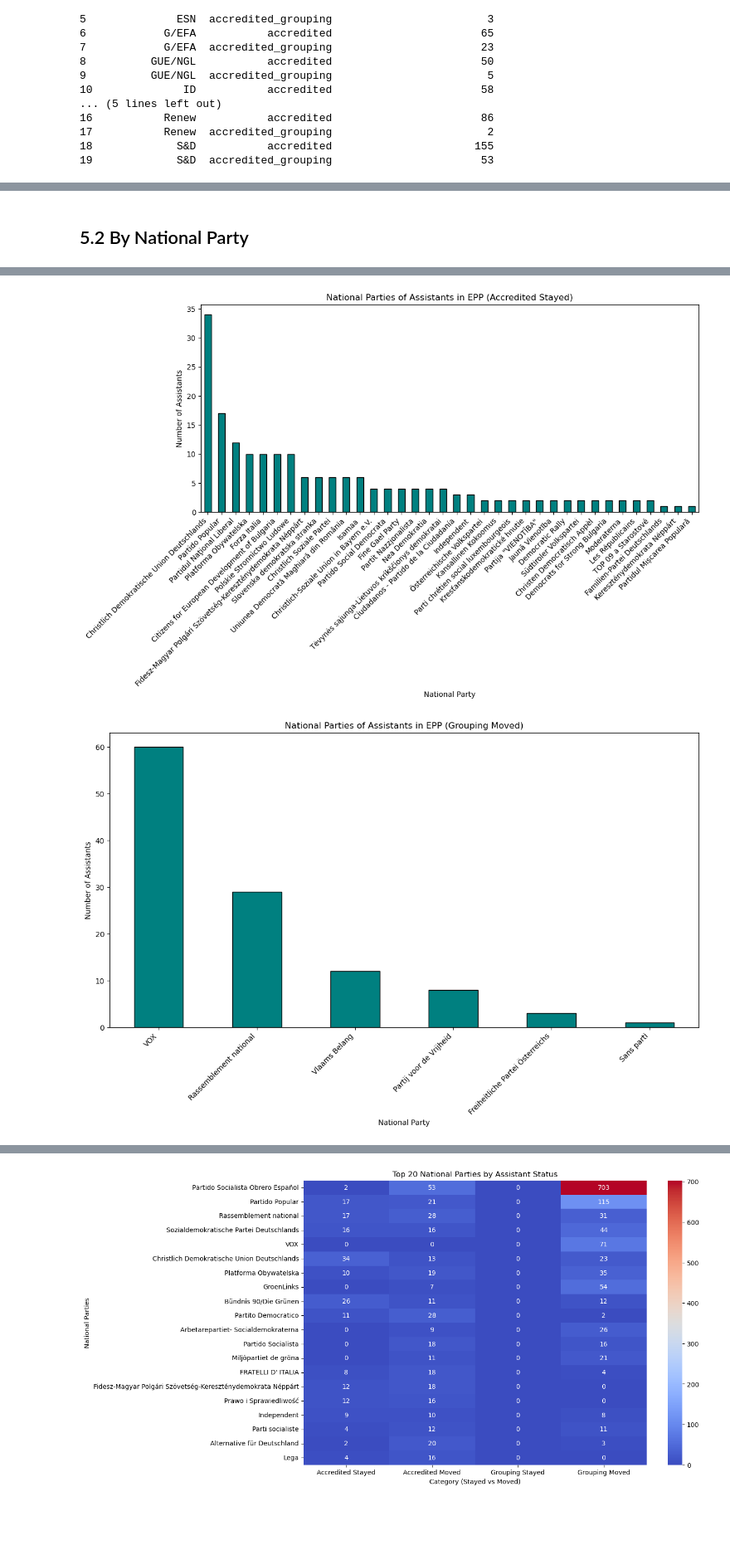
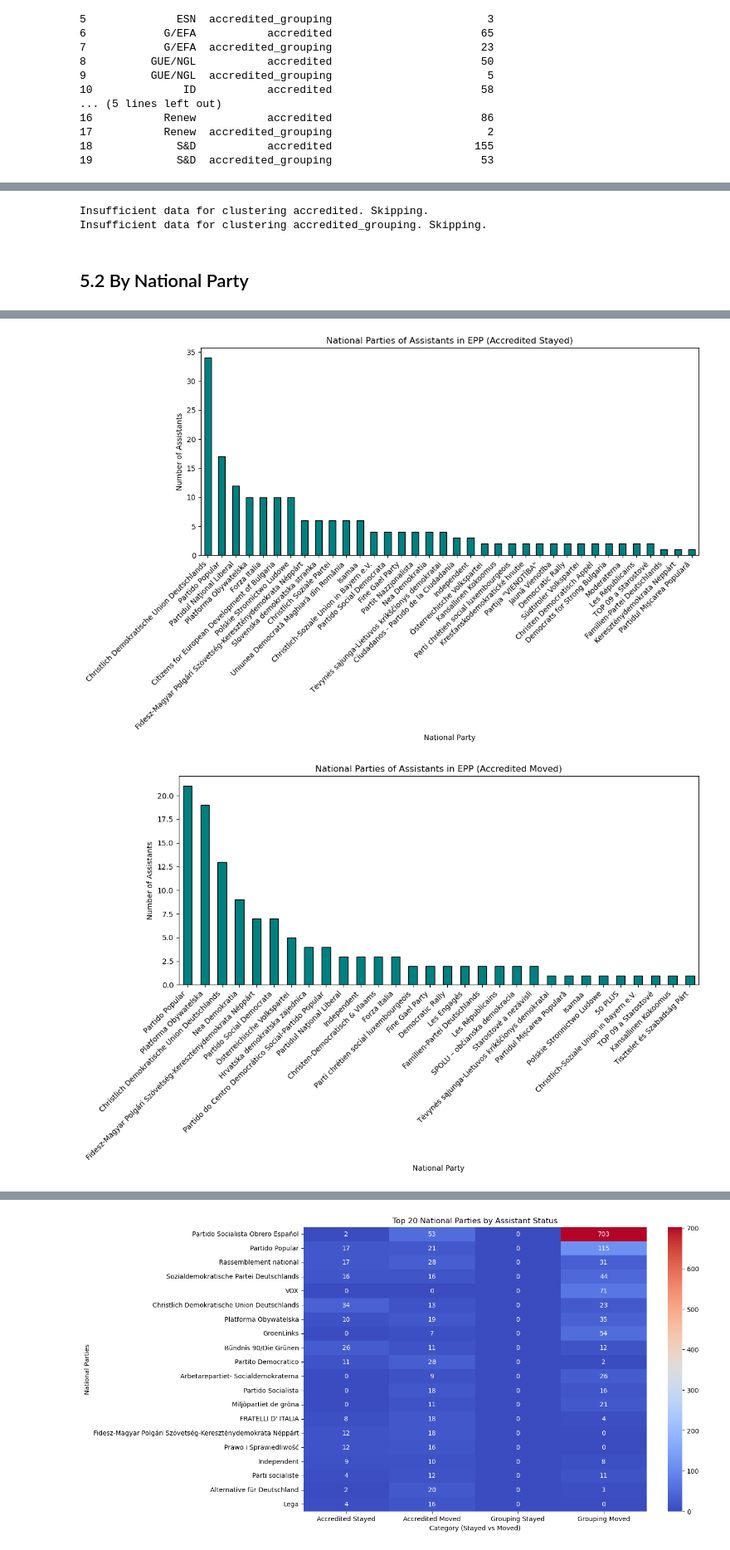
Before and after one commit to emilia-c/AMO-Work, a Jupyter notebook: assistant task/compare 9th & 10th term/apa_movement.ipynb, the cells around one changed output, grey strips where cells are left out. Shown at 83% size. Drawn from its saved outputs; the diff is of its cells as text; code cells hidden in the pictures; blank space fills up the shorter version.

Commit message:
final apa movement analysis

```diff
--- a/assistant task/compare 9th & 10th term/apa_movement.ipynb
+++ b/assistant task/compare 9th & 10th term/apa_movement.ipynb
@@ -1204,3 +1308,40 @@ plot_transition_heatmap(accredited_grouping_data, 'Assistant Group Transitions f
+# %%
+for assistant_type in results.index:
+    # Extract data for the current assistant type as a DataFrame
+    assistant_data = heatmap_data.loc[[assistant_type]]
+
+    # Optional: Filter out insignificant movements (e.g., counts < 5)
+    significant_data = assistant_data[assistant_data >= 1].dropna(how="all", axis=0).dropna(how="all", axis=1)
+
+    # Skip if the matrix is empty or too small for clustering
+    if significant_data.empty or significant_data.shape[0] < 2 or significant_data.shape[1] < 2:
+        print(f"Insufficient data for clustering {assistant_type}. Skipping.")
+        continue
+
+    plt.figure(figsize=(16, 10))
+
+    try:
+        # Cluster rows/columns to group similar movements
+        sns.clustermap(
+            significant_data,
+            annot=True,
+            fmt='d',
+            cmap='coolwarm',
+            linewidths=0.5,
+            figsize=(16, 10),
+            dendrogram_ratio=(0.1, 0.1),  # Adjust size of dendrogram
+            cbar_kws={"shrink": 0.8},  # Shrink colorbar
+        )
+        plt.title(f'MEP Group Movements for {assistant_type} (Clustered)', pad=20)
+        plt.xlabel('To MEP Group')
+        plt.ylabel('From MEP Group')
+        plt.tight_layout()
+        plt.show()
+    except ValueError as e:
+        print(f"Error clustering data for {assistant_type}: {e}")
+# %% [output]
+Insufficient data for clustering accredited. Skipping.
+Insufficient data for clustering accredited_grouping. Skipping.
 # %% [markdown]
 ## 5.2 By National Party
 # %%
@@ -1235,33 +1376,40 @@ def aggregate_national_parties(data, group_abbr, mep_change_status):
     # Flatten the list of lists and filter out None values
     flat_list = [party for sublist in national_parties for party in sublist if party]
 
     # Return the value counts of national parties
     return pd.Series(flat_list).value_counts()
 
 # Specify the combinations of group and category to analyze
 combinations = [
     {'group': 'S&D', 'status': 'Moved', 'data': accredited_mep_mapping, 'title': 'S&D (Accredited Moved)'},
     {'group': 'S&D', 'status': 'Moved', 'data': accredited_grouping_mep_mapping, 'title': 'S&D (Grouping Moved)'},
     {'group': 'EPP', 'status': 'Stayed', 'data': accredited_mep_mapping, 'title': 'EPP (Accredited Stayed)'},
-    {'group': 'Patriots', 'status': 'Moved', 'data': accredited_grouping_mep_mapping, 'title': 'Partiots (Grouping Moved)'}
+    {'group': 'EPP', 'status': 'Moved', 'data': accredited_mep_mapping, 'title': 'EPP (Accredited Moved)'},
+    {'group': 'Patriots', 'status': 'Moved', 'data': accredited_grouping_mep_mapping, 'title': 'Partiots (Grouping Moved)'},
+    {'group': 'ECR', 'status': 'Moved', 'data': accredited_grouping_mep_mapping, 'title': 'ECR (Grouping Moved)'},
+    {'group': 'GUE/NGL', 'status': 'Moved', 'data': accredited_grouping_mep_mapping, 'title': 'GUE/NGL (Grouping Moved)'},
+    {'group': 'GUE/NGL', 'status': 'Stayed', 'data': accredited_mep_mapping, 'title': 'GUE/NGL (Accredited Stayed)'},
+    {'group': 'GUE/NGL', 'status': 'Moved', 'data': accredited_mep_mapping, 'title': 'GUE/NGL (Accredited Moved)'},
+    {'group': 'Renew', 'status': 'Moved', 'data': accredited_grouping_mep_mapping, 'title': 'Renew (Grouping Moved)'},
+    {'group': 'Renew', 'status': 'Stayed', 'data': accredited_mep_mapping, 'title': 'Renew (Accredited Stayed)'},
+    {'group': 'Renew', 'status': 'Moved', 'data': accredited_mep_mapping, 'title': 'Renew (Accredited Moved)'},
 
 ]
-
 # Loop through the combinations and generate bar charts
 for combo in combinations:
     national_parties = aggregate_national_parties(combo['data'], combo['group'], combo['status'])
 
     # Plot the national party distribution
     plt.figure(figsize=(12, 8))
     national_parties.plot(kind='bar', color='teal', edgecolor='black')
     plt.title(f'National Parties of Assistants in {combo["title"]}')
     plt.xlabel('National Party')
     plt.ylabel('Number of Assistants')
     plt.xticks(rotation=45, ha='right')
     plt.tight_layout()
     plt.show()
 # %% [output]
 [figure]
 [figure]
 [figure]
-[figure, old version]
+[figure, new version]
```
Also changed, not shown: parts of 22 cells of this notebook, 9 other files.
